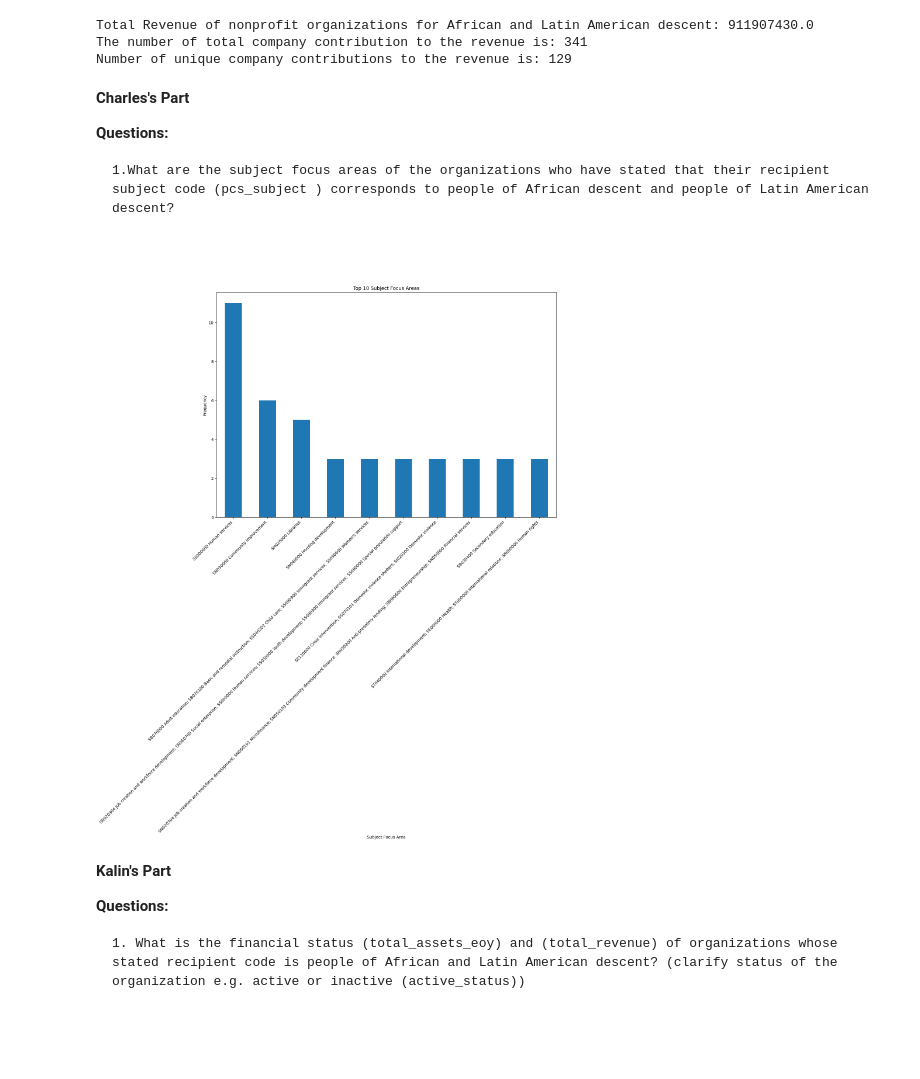
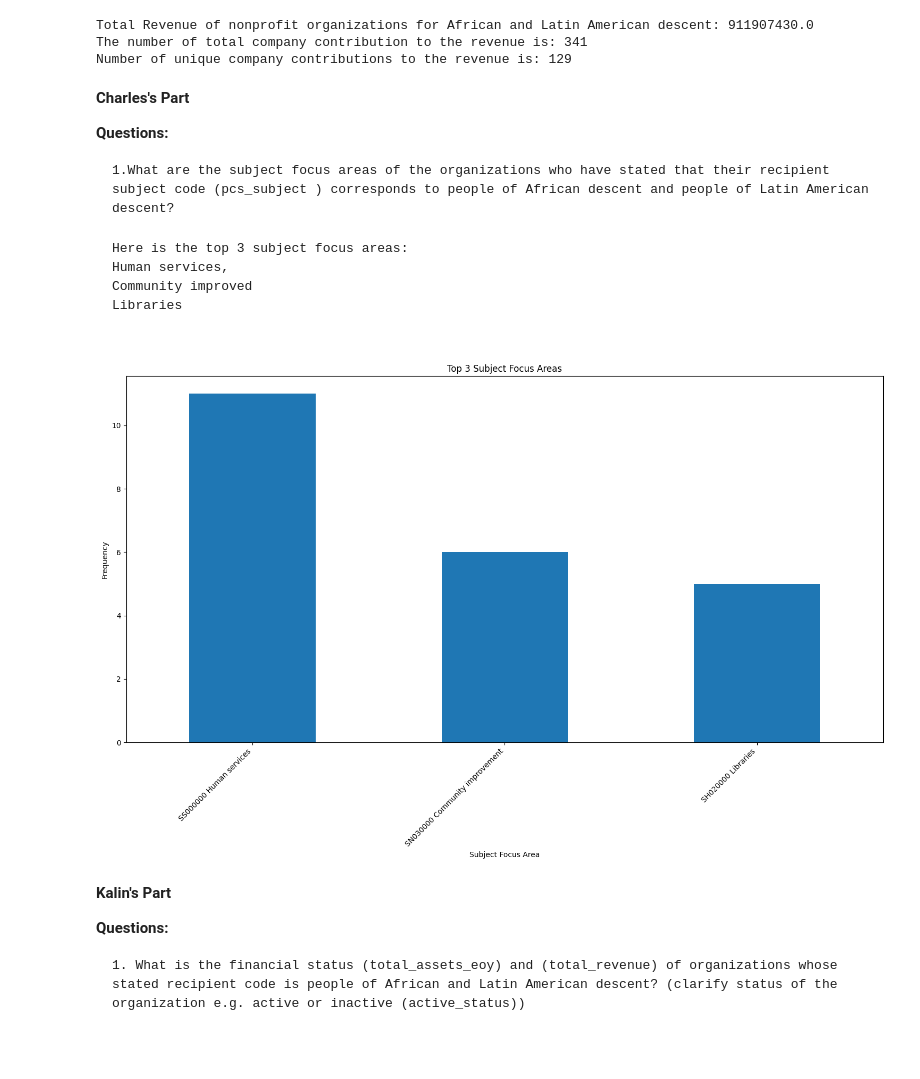
Before and after one commit to BU-Spark/ds-ncf-charitable-giving, a Jupyter notebook: sp24-team-b/Task1.ipynb, the cells around one changed output. Saved outputs shown, nothing was run; the diff lists cells and outputs as text; code cells hidden in the pictures.

````diff
--- a/sp24-team-b/Task1.ipynb
+++ b/sp24-team-b/Task1.ipynb
@@ -167,31 +167,37 @@ Number of unique company contributions to the revenue is: 129
 ```
 
 ```
+Here is the top 3 subject focus areas:
+Human services,
+Community improved
+Libraries
+
+```
 # %%
 import pandas as pd
 import matplotlib.pyplot as plt
 
 #Read the CSV file into a DataFrame
-df = pd.read_csv('../../Data/Base_bundle.csv', low_memory=False)
+df = pd.read_csv('data/Base_bundle.csv', low_memory=False)
 
 #Filter organizations corresponding to people of African descent and Latin American descent
 filtered_df = df[df['pcs_population'].str.contains('PE030000|PE050000', na=False)]
 
 #Extract and count unique subject focus areas
-subject_focus_counts = filtered_df['pcs_subject'].value_counts().head(10)
+subject_focus_counts = filtered_df['pcs_subject'].value_counts().head(3)
 
 #Create bar chart
 plt.figure(figsize=(15, 10))
 plt.tight_layout(rect=[0, 0, 1, 0.96])
 subject_focus_counts.plot(kind='bar')
-plt.title('Top 10 Subject Focus Areas')
+plt.title('Top 3 Subject Focus Areas')
 plt.xlabel('Subject Focus Area')
 plt.ylabel('Frequency')
 plt.xticks(rotation=45, ha='right')
 plt.tight_layout(rect=[0, 0, 1, 0.96])
 plt.show()
 # %% [output]
-[figure, old version]
+[figure, new version]
 # %% [markdown]
 **Kalin's Part**
 
````
Also changed, not shown: 1 other file.
